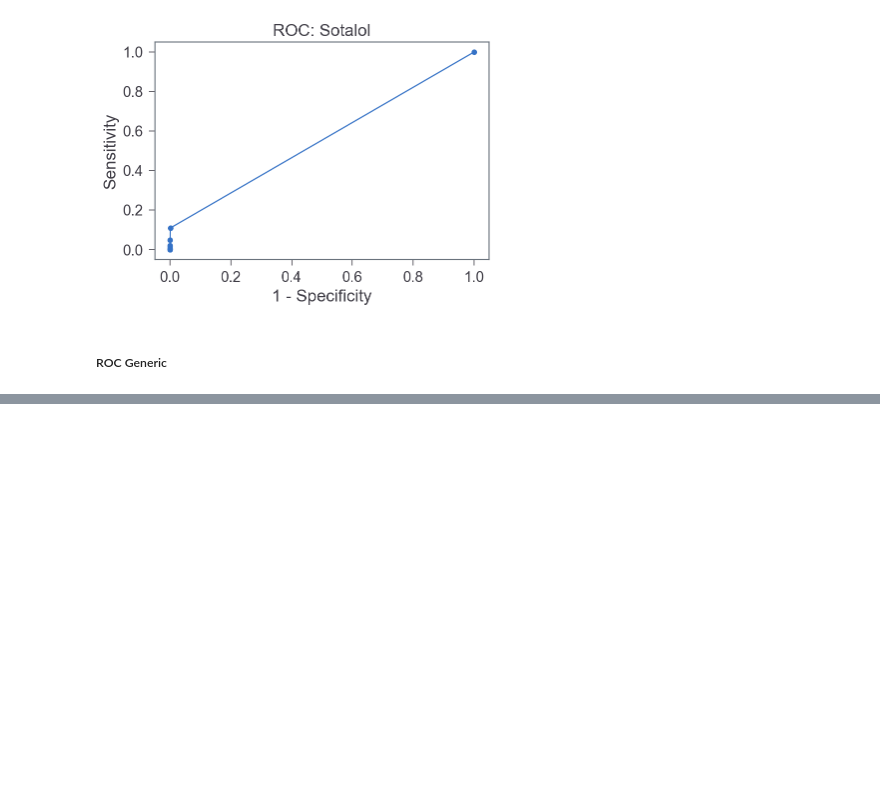
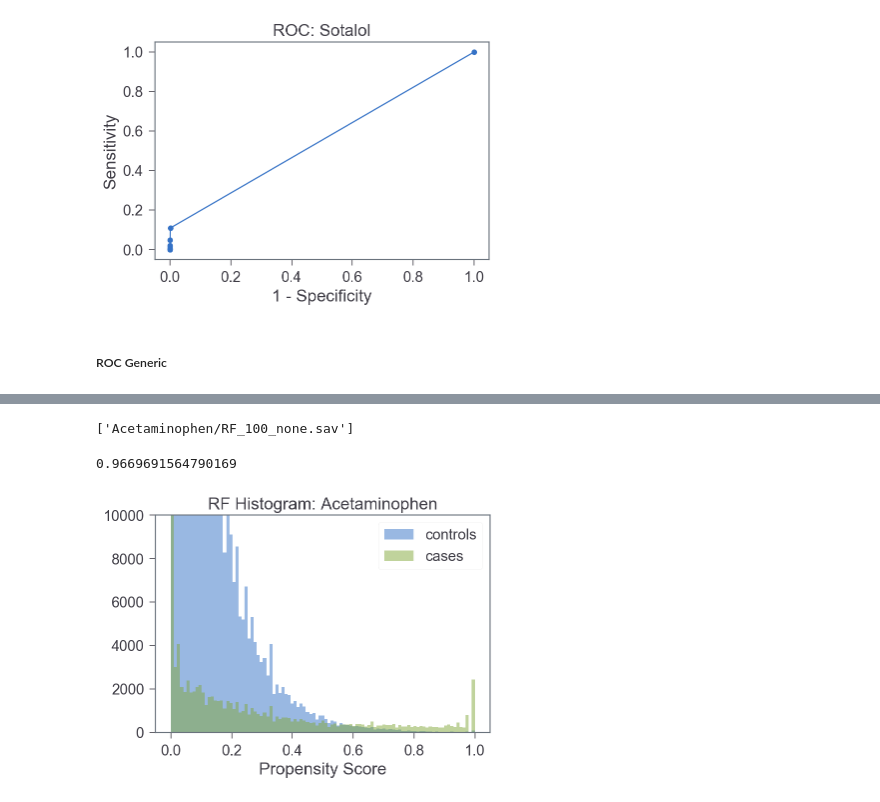
Before and after one commit to tatonetti-lab/sex_risks, a Jupyter notebook: Drugs with Sex Risks.ipynb, the cells around one changed output, grey strips where cells are left out. Drawn from its saved outputs; the diff is of its cells as text; code cells hidden in the pictures; blank space fills up the shorter version.

```diff
--- a/Drugs with Sex Risks.ipynb
+++ b/Drugs with Sex Risks.ipynb
@@ -3062,0 +3071,5 @@ roc_auc_score(y_true, y_scores)
+# %%
+from sklearn.ensemble import RandomForestClassifier
+rf = RandomForestClassifier(n_estimators=100, oob_score=True)
+# %%
+propensity_rf = rf.fit(X,y)
@@ -3062,0 +3085,6 @@ roc_auc_score(y_true, y_scores)
+# %%
+from sklearn.externals import joblib
+filename = "{}/RF_100_none.sav".format(drug)
+joblib.dump(propensity_rf, filename)
+# %% [output]
+['Acetaminophen/RF_100_none.sav']
@@ -3062,0 +3094,29 @@ roc_auc_score(y_true, y_scores)
+# %%
+pscore = propensity_rf.oob_decision_function_[:,1]
+#pscore = pd.Series(pscore).replace([np.inf, -np.inf], np.nan).fillna(-1)
+# %%
+propensity_rf.oob_score_
+# %% [output]
+0.9669691564790169
+# %%
+df_PSM_acet = pd.read_feather("{}/LRCV pscores.feather".format(drug))
+df_PSM_acet['Propensity_RF'] = pscore
+# %%
+#RANDOM FOREST HIST
+
+# cases/controls with propensity
+cases = df_PSM_acet.query('{}==1'.format(drug))
+controls = df_PSM_acet.query('{}==0'.format(drug))
+
+# hist
+bins = np.linspace(0, 1, 100)
+plt.hist(controls.Propensity_RF, bins, alpha=0.5, label='controls')
+plt.hist(cases.Propensity_RF, bins, alpha=0.5, label='cases')
+plt.ylim(0,10000)
+plt.title("RF Histogram: "+drug)
+plt.xlabel("Propensity Score")
+plt.legend(loc='upper right')
+plt.savefig("{}/RF_100_none".format(drug))
+plt.show()
+# %% [output]
+[figure, added]
```
Also changed, not shown: parts of 18 cells of this notebook, 1 other file.
